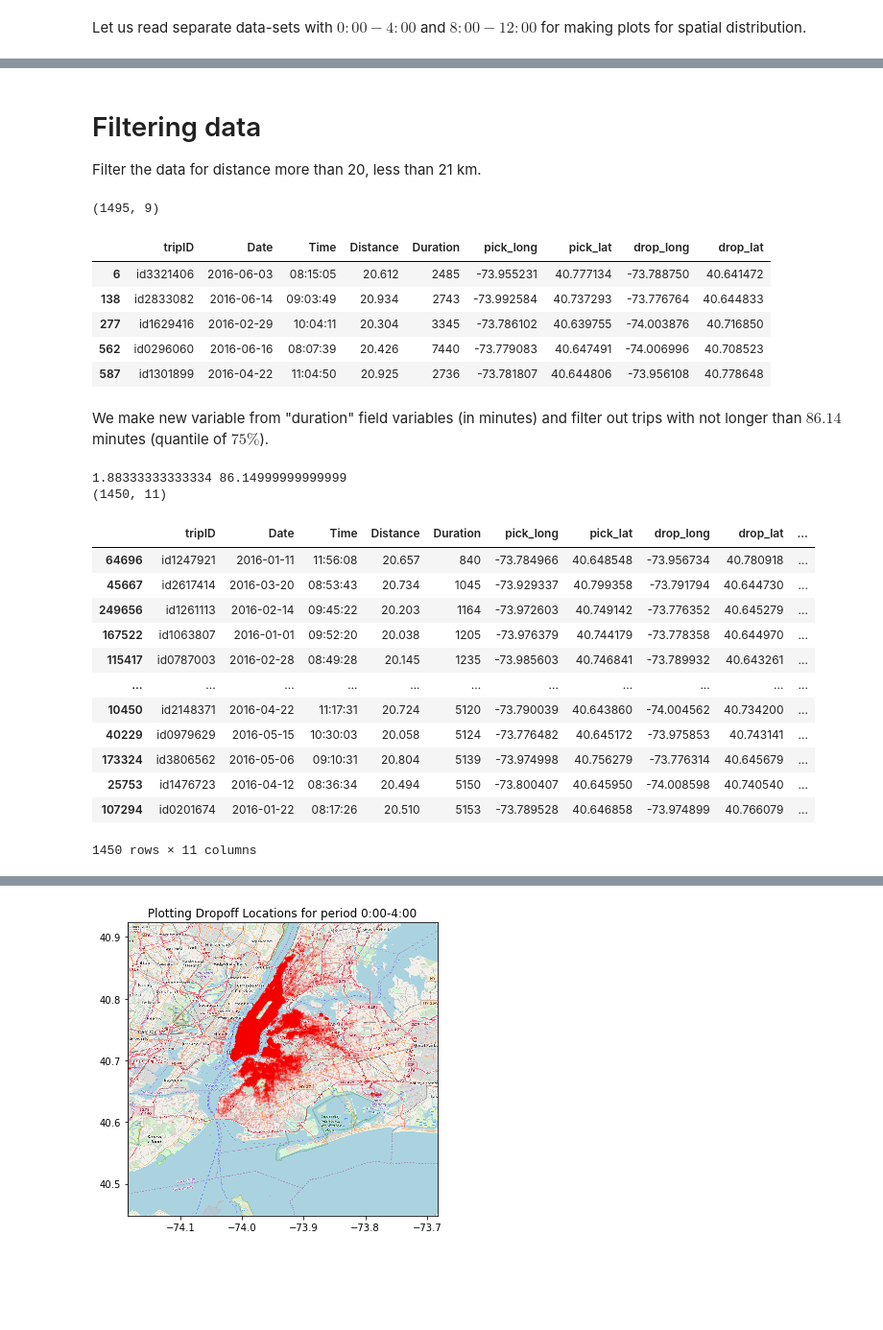
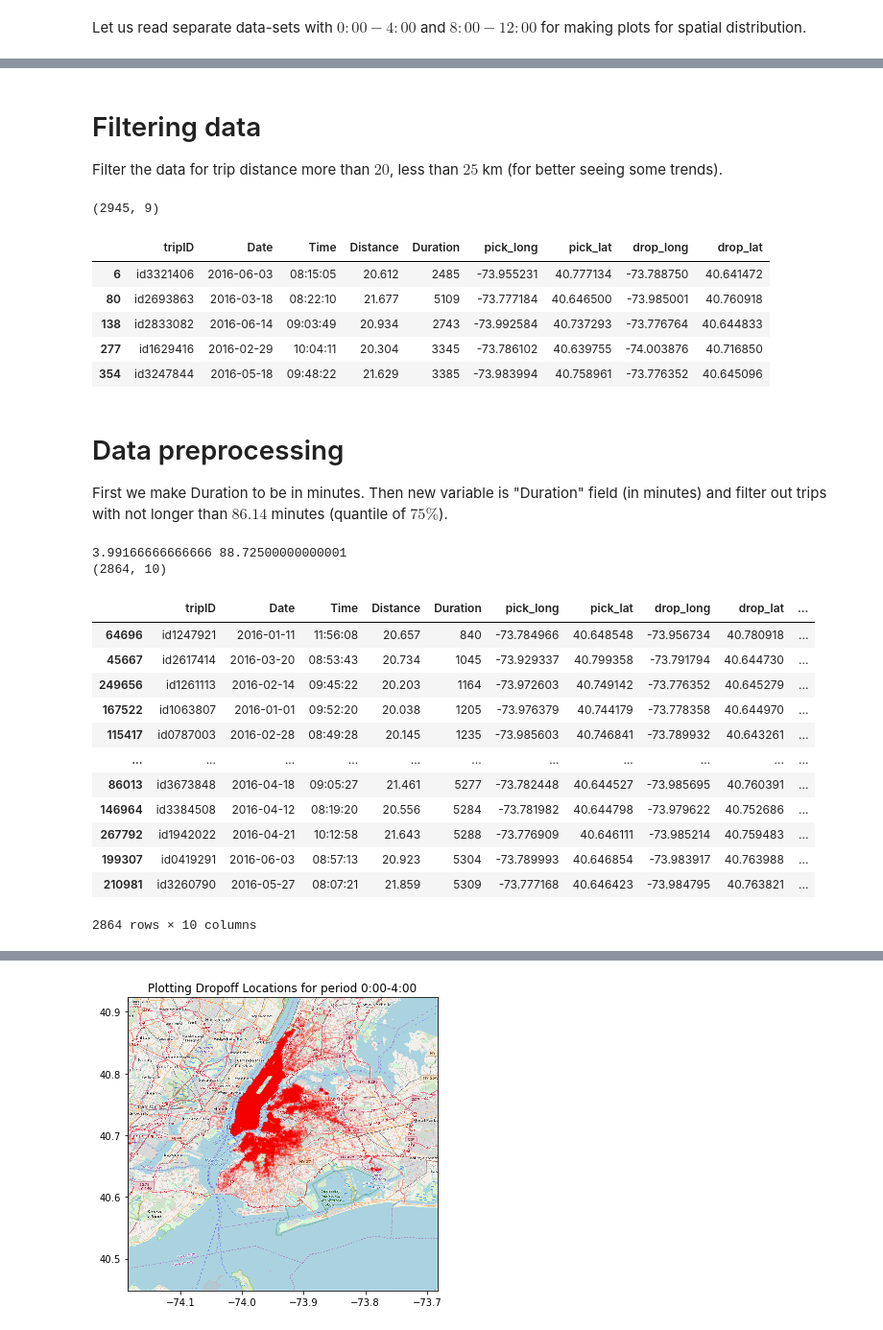
Before and after one commit to an-medvedev/open-mobility-tutorial, a Jupyter notebook: notebooks/Analysis_taxi.ipynb, the cells around one changed output, grey strips where cells are left out. Shown at 96% size. Saved outputs shown, nothing was run; the diff lists cells and outputs as text; code cells hidden in the pictures; blank space fills up the shorter version.

```diff
--- a/notebooks/Analysis_taxi.ipynb
+++ b/notebooks/Analysis_taxi.ipynb
@@ -70,25 +98,28 @@ df_3.head()
 | 4 | id3552682 | 2016-06-27 | 09:55:13 | 4.603 | 1317 | -74.003983 | 40.713013 | -73.979195 | 40.749924 |
 # %% [markdown]
 # Filtering data
-Filter the data for distance more than 20, less than 21 km.
+Filter the data for trip distance more than $20$, less than $25$ km (for better seeing some trends).
 # %%
 
 df_new = df_3[df_3.Distance > 20]
-df_new = df_new[df_new.Distance <= 21]
+df_new = df_new[df_new.Distance <= 25]
 
 print(df_new.shape)
 df_new.head()
 # %% [output]
-(1495, 9)
+(2945, 9)
 |  | tripID | Date | Time | Distance | Duration | pick_long | pick_lat | drop_long | drop_lat |
 | 6 | id3321406 | 2016-06-03 | 08:15:05 | 20.612 | 2485 | -73.955231 | 40.777134 | -73.788750 | 40.641472 |
+| 80 | id2693863 | 2016-03-18 | 08:22:10 | 21.677 | 5109 | -73.777184 | 40.646500 | -73.985001 | 40.760918 |
 | 138 | id2833082 | 2016-06-14 | 09:03:49 | 20.934 | 2743 | -73.992584 | 40.737293 | -73.776764 | 40.644833 |
 | 277 | id1629416 | 2016-02-29 | 10:04:11 | 20.304 | 3345 | -73.786102 | 40.639755 | -74.003876 | 40.716850 |
-| 562 | id0296060 | 2016-06-16 | 08:07:39 | 20.426 | 7440 | -73.779083 | 40.647491 | -74.006996 | 40.708523 |
-| 587 | id1301899 | 2016-04-22 | 11:04:50 | 20.925 | 2736 | -73.781807 | 40.644806 | -73.956108 | 40.778648 |
+| 354 | id3247844 | 2016-05-18 | 09:48:22 | 21.629 | 3385 | -73.983994 | 40.758961 | -73.776352 | 40.645096 |
 # %% [markdown]
-We make new variable from "duration" field variables (in minutes) and filter out trips with not longer than $86.14$ minutes (quantile of $75\%$).
+# Data preprocessing
+First we make Duration to be in minutes.
+Then new variable is "Duration" field (in minutes) and filter out trips with not longer than $86.14$ minutes (quantile of $75\%$).
 # %%
+#df_new["Duration(min)"] = df["Duration"]/60
 
 df_new["Duration(min)"] = df_new["Duration"]/60
 
@@ -105,8 +136,8 @@ print(df_new.shape)
 
 df_new.sort_values("Duration(min)")
 # %% [output]
-1.88333333333334 86.14999999999999
-(1450, 11)
+3.99166666666666 88.72500000000001
+(2864, 10)
 |  | tripID | Date | Time | Distance | Duration | pick_long | pick_lat | drop_long | drop_lat | ... |
 | 64696 | id1247921 | 2016-01-11 | 11:56:08 | 20.657 | 840 | -73.784966 | 40.648548 | -73.956734 | 40.780918 | ... |
 | 45667 | id2617414 | 2016-03-20 | 08:53:43 | 20.734 | 1045 | -73.929337 | 40.799358 | -73.791794 | 40.644730 | ... |
@@ -114,12 +145,12 @@ df_new.sort_values("Duration(min)")
 | 167522 | id1063807 | 2016-01-01 | 09:52:20 | 20.038 | 1205 | -73.976379 | 40.744179 | -73.778358 | 40.644970 | ... |
 | 115417 | id0787003 | 2016-02-28 | 08:49:28 | 20.145 | 1235 | -73.985603 | 40.746841 | -73.789932 | 40.643261 | ... |
 | ... | ... | ... | ... | ... | ... | ... | ... | ... | ... | ... |
-| 10450 | id2148371 | 2016-04-22 | 11:17:31 | 20.724 | 5120 | -73.790039 | 40.643860 | -74.004562 | 40.734200 | ... |
-| 40229 | id0979629 | 2016-05-15 | 10:30:03 | 20.058 | 5124 | -73.776482 | 40.645172 | -73.975853 | 40.743141 | ... |
-| 173324 | id3806562 | 2016-05-06 | 09:10:31 | 20.804 | 5139 | -73.974998 | 40.756279 | -73.776314 | 40.645679 | ... |
-| 25753 | id1476723 | 2016-04-12 | 08:36:34 | 20.494 | 5150 | -73.800407 | 40.645950 | -74.008598 | 40.740540 | ... |
-| 107294 | id0201674 | 2016-01-22 | 08:17:26 | 20.510 | 5153 | -73.789528 | 40.646858 | -73.974899 | 40.766079 | ... |
+| 86013 | id3673848 | 2016-04-18 | 09:05:27 | 21.461 | 5277 | -73.782448 | 40.644527 | -73.985695 | 40.760391 | ... |
+| 146964 | id3384508 | 2016-04-12 | 08:19:20 | 20.556 | 5284 | -73.781982 | 40.644798 | -73.979622 | 40.752686 | ... |
+| 267792 | id1942022 | 2016-04-21 | 10:12:58 | 21.643 | 5288 | -73.776909 | 40.646111 | -73.985214 | 40.759483 | ... |
+| 199307 | id0419291 | 2016-06-03 | 08:57:13 | 20.923 | 5304 | -73.789993 | 40.646854 | -73.983917 | 40.763988 | ... |
+| 210981 | id3260790 | 2016-05-27 | 08:07:21 | 21.859 | 5309 | -73.777168 | 40.646423 | -73.984795 | 40.763821 | ... |
-1450 rows × 11 columns
+2864 rows × 10 columns
 # %% [markdown]
 # Plotting
 First let us plot the whole dataset.
```
Also changed, not shown: parts of 33 cells of this notebook.
